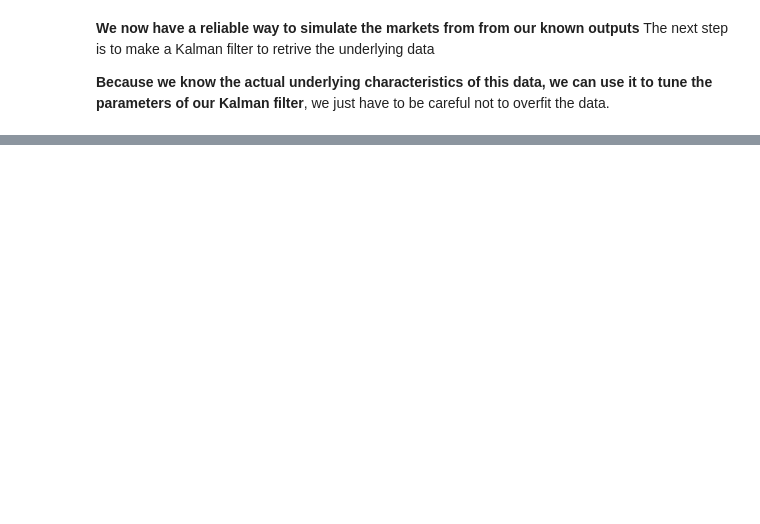
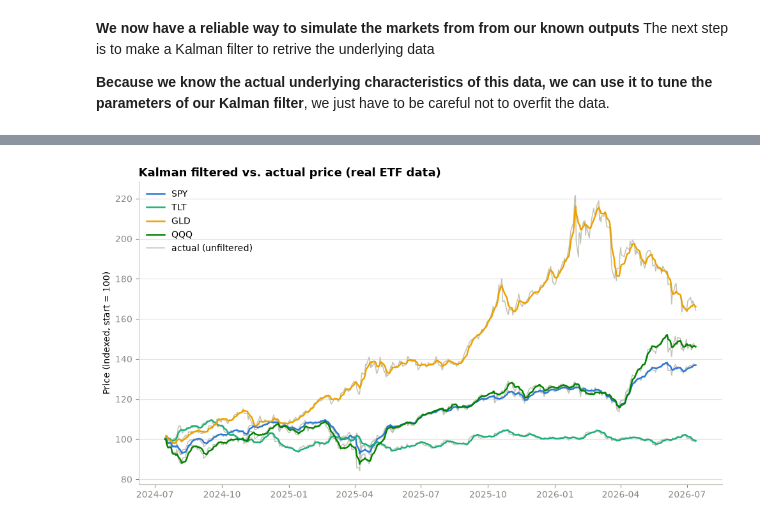
Before and after one commit to jespernytun/Kalman-HMM, a Jupyter notebook: notebooks/01-portfolio-simulation.ipynb, the cells around one changed output, grey strips where cells are left out. Cells and saved outputs as stored; diff of their text form; code cells hidden in the pictures; blank space fills up the shorter version.

```diff
--- a/notebooks/01-portfolio-simulation.ipynb
+++ b/notebooks/01-portfolio-simulation.ipynb
@@ -115,0 +184,6 @@ I suspect the Q/R needs to be ajusted for each and every asset, as a more volati
+# %%
+real_tickers = ["SPY", "TLT", "GLD", "QQQ"]
+
+real_prices = yf.download(real_tickers, period="2y", progress=False)["Close"]
+real_prices = real_prices[real_tickers]
+real_prices.head()
@@ -115,0 +198,41 @@ I suspect the Q/R needs to be ajusted for each and every asset, as a more volati
+# %%
+# Same noise as the simulated-data pass -- no retuning yet
+real_filtered = {
+    ticker: run_kalman(real_prices[ticker].values, noise)
+    for ticker in real_prices.columns
+}
+# %%
+# The real tickers trade on very different price levels (SPY/QQQ ~$750, TLT ~$85, GLD ~$370),
+# so we index everything to 100 at t0 to put them on one shared axis
+base = real_prices.iloc[0]
+real_indexed = real_prices.div(base) * 100
+real_filtered_indexed = {
+    ticker: real_filtered[ticker].price / base[ticker] * 100
+    for ticker in real_prices.columns
+}
+
+fig, ax = plt.subplots(figsize=(10, 5.5))
+
+for ticker, color in zip(real_prices.columns, COLORS):
+    ax.plot(real_indexed.index, real_indexed[ticker], color="#c3c2b7", linewidth=1.1, zorder=1)
+    ax.plot(real_indexed.index, real_filtered_indexed[ticker], color=color, linewidth=1.8, label=ticker, zorder=2)
+
+ax.plot([], [], color="#c3c2b7", linewidth=1.1, label="actual (unfiltered)")
+
+ax.set_title("Kalman filtered vs. actual price (real ETF data)", fontsize=13, fontweight="bold", loc="left")
+ax.set_ylabel("Price (indexed, start = 100)")
+
+for spine in ("top", "right"):
+    ax.spines[spine].set_visible(False)
+for spine in ("left", "bottom"):
+    ax.spines[spine].set_color("#c3c2b7")
+
+ax.grid(axis="y", color="#e1e0d9", linewidth=0.8)
+ax.set_axisbelow(True)
+ax.tick_params(colors="#898781")
+
+ax.legend(frameon=False, loc="upper left")
+fig.tight_layout()
+plt.show()
+# %% [output]
+[figure, added]
```
Also changed, not shown: parts of 10 cells of this notebook.
